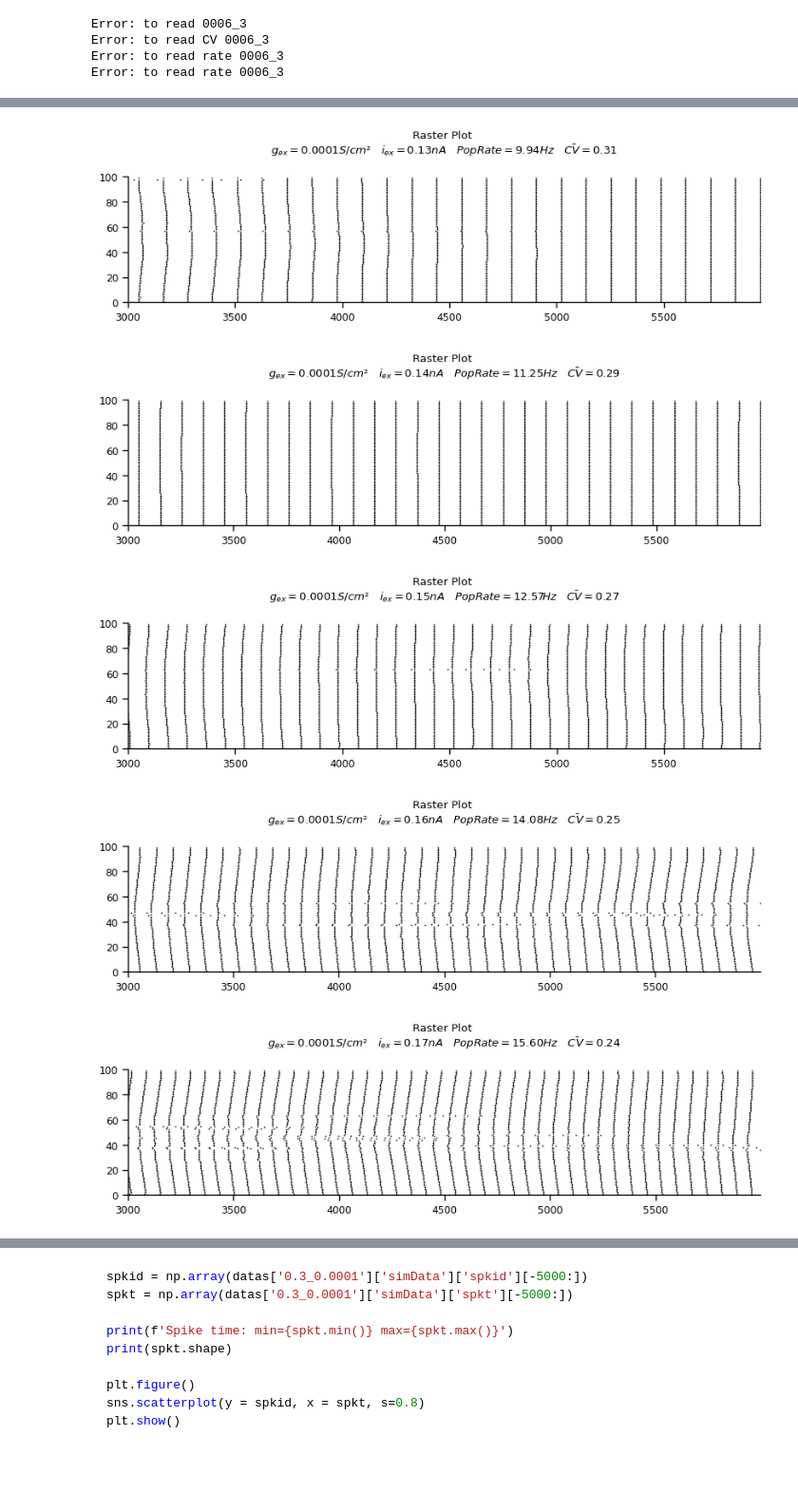
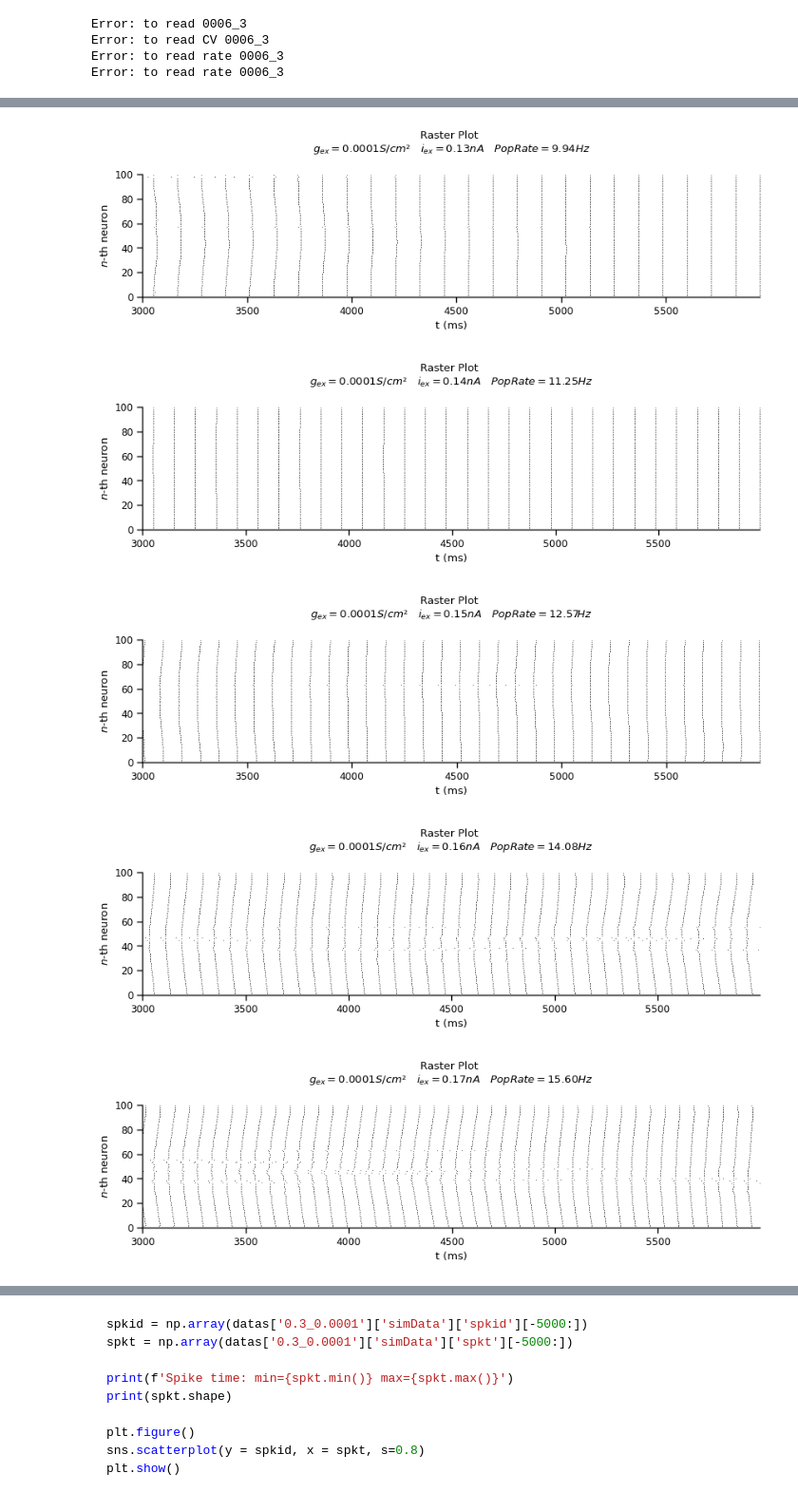
Before and after one commit to FernandoSBorges/chimeras, a Jupyter notebook: notebooks/load_data.ipynb, the cells around one changed output, grey strips where cells are left out. Shown at 95% size. Drawn from its saved outputs; the diff is of its cells as text; code cells hidden in the pictures; blank space fills up the shorter version.

Commit message:
Upload rasterplot of networks

```diff
--- a/notebooks/load_data.ipynb
+++ b/notebooks/load_data.ipynb
@@ -211,6 +211,7 @@ import pandas as pd
 import numpy as np
 import seaborn as sns
 from matplotlib import pyplot as plt
+%matplotlib inline
 
 sns.set_context('paper')
 
@@ -219,7 +220,7 @@ for batch in range(1,7):
     batch = str(batch).zfill(4)
     for current in range(4):
         try:
-            with open(f'../data/v2_batch{batch}/v2_batch{batch}_0_{current}_data.pkl', 'rb') as f:
+            with open(f'../data2/v2_batch{batch}/v2_batch{batch}_0_{current}_data.pkl', 'rb') as f:
                 data = pickle.load(f)
             gex = data['simConfig']['gex']
             amp = data['simConfig']['IClamp0']['amp']
@@ -229,7 +230,7 @@ for batch in range(1,7):
             pass
 
         try:
-            with open(f'../data/v2_batch{batch}/v2_batch{batch}_0_{current}_CV.json', 'rb') as f:
+            with open(f'../data2/v2_batch{batch}/v2_batch{batch}_0_{current}_CV.json', 'rb') as f:
                 data = json.load(f)
             datas[f'{amp}_{gex}']['CV'] = data
         except:
@@ -237,7 +238,7 @@ for batch in range(1,7):
             pass
 
         try:
-            with open(f'../data/v2_batch{batch}/v2_batch{batch}_0_{current}_rate.json', 'rb') as f:
+            with open(f'../data2/v2_batch{batch}/v2_batch{batch}_0_{current}_rate.json', 'rb') as f:
                 data = json.load(f)
             datas[f'{amp}_{gex}']['rate'] = data
         except:
@@ -245,7 +246,7 @@ for batch in range(1,7):
             pass
 
         try:
-            with open(f'../data/v2_batch{batch}/v2_batch{batch}_0_{current}_sync.json', 'rb') as f:
+            with open(f'../data2/v2_batch{batch}/v2_batch{batch}_0_{current}_sync.json', 'rb') as f:
                 data = json.load(f)
             datas[f'{amp}_{gex}']['sync'] = data
         except:
@@ -263,30 +264,35 @@ Error: to read CV 0006_3
 Error: to read rate 0006_3
 Error: to read rate 0006_3
 # %%
-def plotRaster(data):
+def plotRaster(data, ti=3000, tf=None):
     gex = data['simConfig']['gex']
     amp = data['simConfig']['IClamp0']['amp']
     popRates = data['simData']['popRates']['sPY']
-    sync = data['sync']['statData'][0][0]
-    cv_bar = np.mean(data['CV']['statData'])
+    #sync = data['sync']['statData'][0][0]
+    #cv_bar = np.mean(data['CV']['statData'])
 
     spkid = np.array(data['simData']['spkid'])
     spkt = np.array(data['simData']['spkt'])
+
+    if tf == None:
+        tf = spkt[-1]
 
     fig, ax = plt.subplots(1,1, figsize=(10,2))
 
     ax.spines['right'].set_visible(False)
     ax.spines['top'].set_visible(False)
+    ax.set_ylabel('$n$-th neuron')
+    ax.set_xlabel('t (ms)')
 
     label_gex = f'{gex}'+'S/cm²'
-    parameters = r'g_{ex}' + f'={label_gex}' + '\quad' + r'i_{ex}' + f'={amp}nA'+ '\quad'+ 'PopRate'+f'={popRates:.2f}Hz'+ '\quad'+'\\bar{CV}'+f'={cv_bar:.2f}'
+    parameters = r'g_{ex}' + f'={label_gex}' + '\quad' + r'i_{ex}' + f'={amp}nA'+ '\quad'+ 'PopRate'+f'={popRates:.2f}Hz'
 
-    plt.title('Raster Plot \n$'+parameters+'$', pad=20)
+    ax.set_title('Raster Plot \n$'+parameters+'$', pad=20)
     if amp in [0.21, 0.22, 0.23]:
         for i in np.arange(20,60,0.1):
             plt.hlines(i, 3000, spkt[-1], alpha=0.02, color='orange')
-    plt.scatter(y = spkid, x = spkt, s=0.2, color='black')
-    plt.xlim(3000, spkt[-1])
+    sns.scatterplot(y = spkid, x = spkt, s=0.5, color='black', ax=ax)
+    plt.xlim(ti, tf)
     plt.ylim(0,100)
     plt.show()
 
@@ -301,5 +307,5 @@ for data in datas.values():
-[figure, old version]
+[figure, new version]
-[figure, old version]
+[figure, new version]
-[figure, old version]
+[figure, new version]
-[figure, old version]
+[figure, new version]
-[figure, old version]
+[figure, new version]
```
Also changed, not shown: parts of 36 cells of this notebook, 2 other files.
